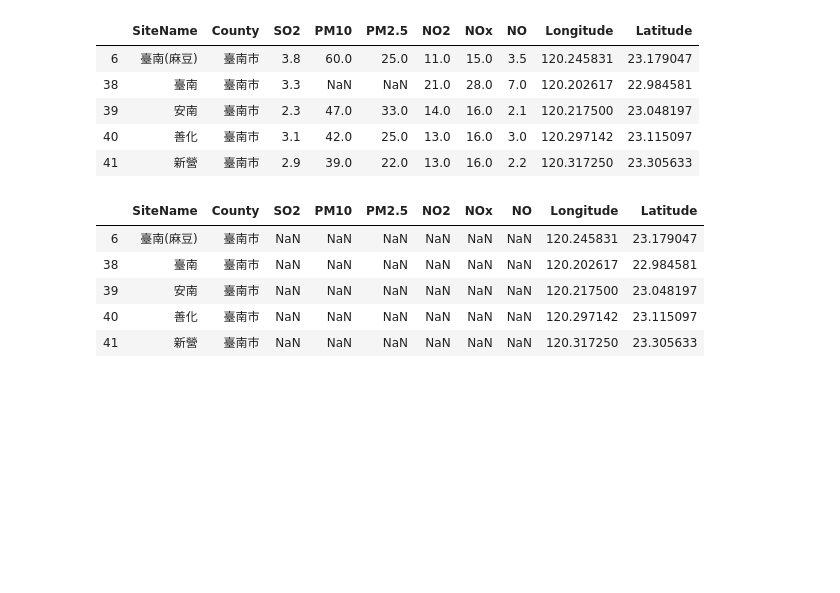
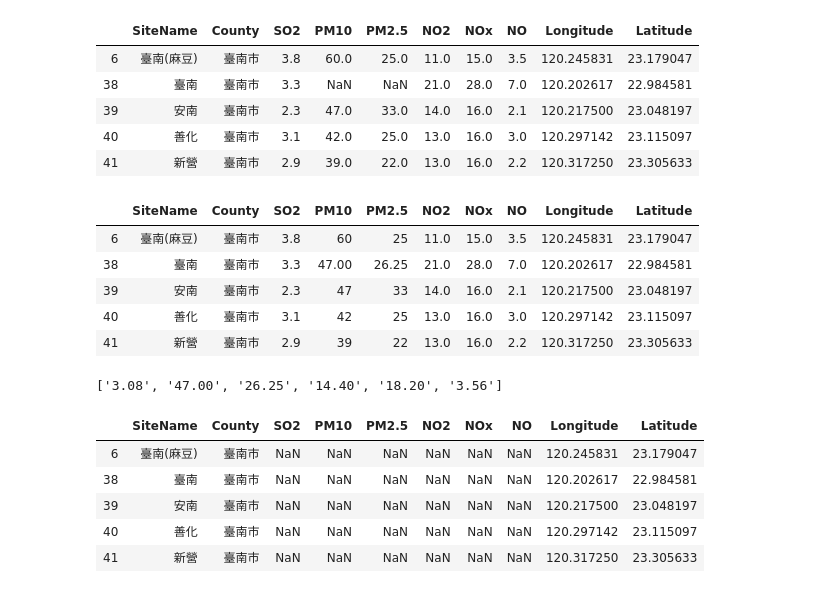
Before and after one commit to doublemint111/Python-TestingCode, a Jupyter notebook: Test09.ipynb, the cells around one changed output. Drawn from its saved outputs; the diff is of its cells as text; code cells hidden in the pictures; blank space fills up the shorter version.

```diff
--- a/Test09.ipynb
+++ b/Test09.ipynb
@@ -316,6 +316,39 @@ AirTainan
 | 39 | 安南 | 臺南市 | 2.3 | 47.0 | 33.0 | 14.0 | 16.0 | 2.1 | 120.217500 | 23.048197 |
 | 40 | 善化 | 臺南市 | 3.1 | 42.0 | 25.0 | 13.0 | 16.0 | 3.0 | 120.297142 | 23.115097 |
 | 41 | 新營 | 臺南市 | 2.9 | 39.0 | 22.0 | 13.0 | 16.0 | 2.2 | 120.317250 | 23.305633 |
+# %%
+C=AirTainan.columns
+m=[]#汙染物之平均值
+
+Pollutions=AirTainan.columns[2:8]
+for i in Pollutions:
+    x=0
+    x='%.2f' % AirTainan[i].mean(axis=0)
+    m.append(x)
+
+#C是每一格欄位
+count=-2
+for i in C:
+    mask=AirTainan[i].isnull()#no.1=SiteName 去找裡面有沒有 true
+    for g in mask:
+        if g==True:#如果有True 就寫入平均值
+            AirTainan[i].fillna(m[count],inplace=True)
+    count+=1
+# %%
+#測試
+AirTainan
+# %% [output]
+|  | SiteName | County | SO2 | PM10 | PM2.5 | NO2 | NOx | NO | Longitude | Latitude |
+| 6 | 臺南(麻豆) | 臺南市 | 3.8 | 60 | 25 | 11.0 | 15.0 | 3.5 | 120.245831 | 23.179047 |
+| 38 | 臺南 | 臺南市 | 3.3 | 47.00 | 26.25 | 21.0 | 28.0 | 7.0 | 120.202617 | 22.984581 |
+| 39 | 安南 | 臺南市 | 2.3 | 47 | 33 | 14.0 | 16.0 | 2.1 | 120.217500 | 23.048197 |
+| 40 | 善化 | 臺南市 | 3.1 | 42 | 25 | 13.0 | 16.0 | 3.0 | 120.297142 | 23.115097 |
+| 41 | 新營 | 臺南市 | 2.9 | 39 | 22 | 13.0 | 16.0 | 2.2 | 120.317250 | 23.305633 |
+# %%
+#平均值
+m
+# %% [output]
+['3.08', '47.00', '26.25', '14.40', '18.20', '3.56']
 # %%
 #請將臺南市每一種汙染源的平均值填入其 NaN 欄位
 for i in range(len(AirTainan)):
```
Also changed, not shown: parts of 6 cells of this notebook.
